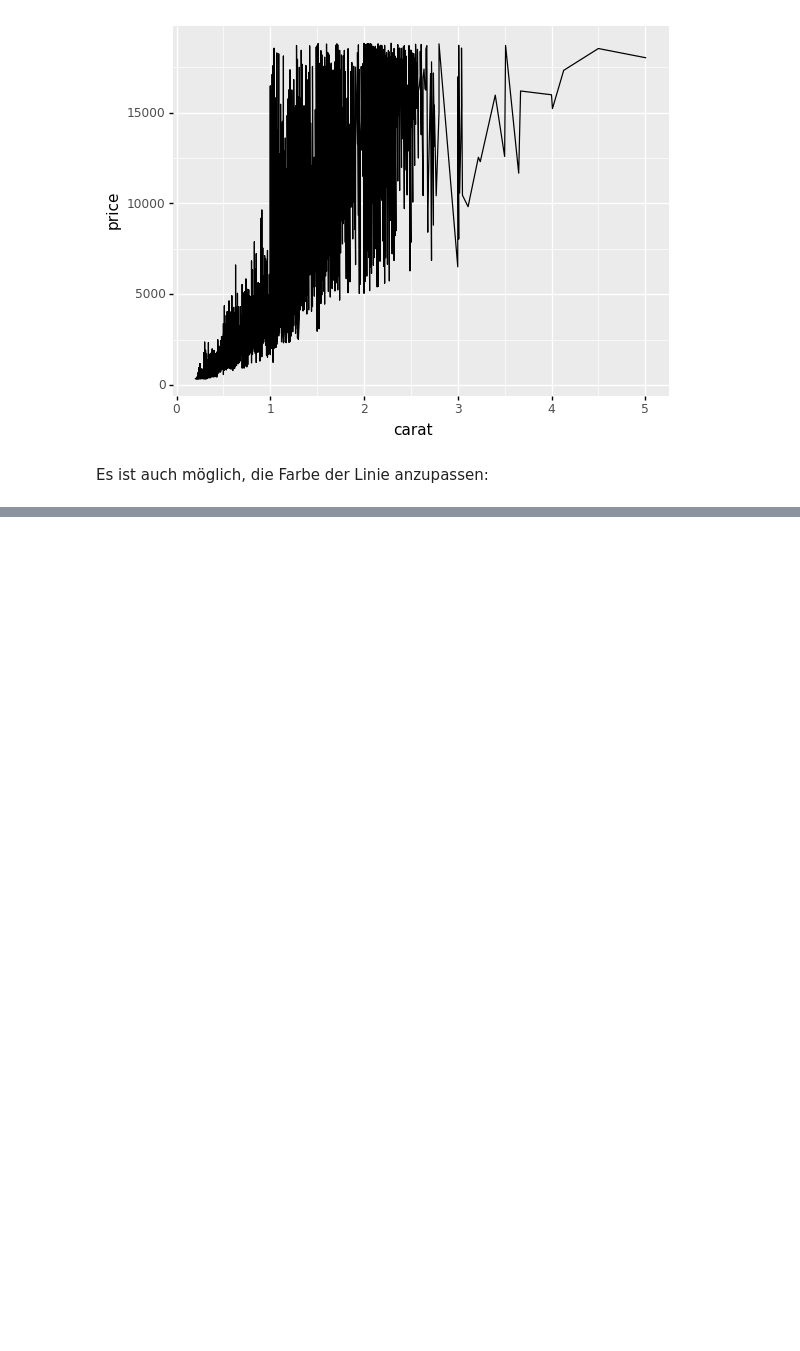
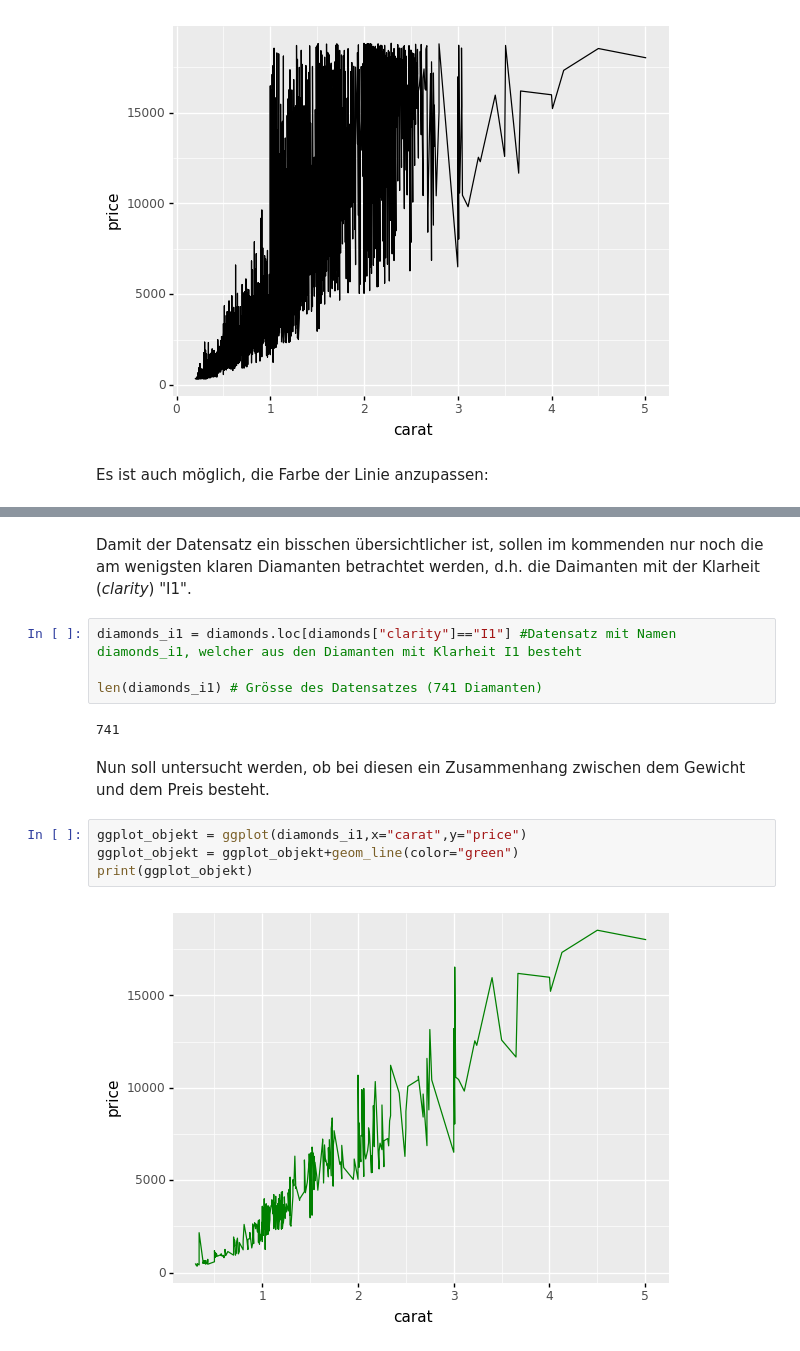
Before and after one commit to andreasstoll/2AM, a Jupyter notebook: ggplot.ipynb, the cells around one changed output, grey strips where cells are left out. Saved outputs shown, nothing was run; the diff lists cells and outputs as text; blank space fills up the shorter version.

```diff
--- a/ggplot.ipynb
+++ b/ggplot.ipynb
@@ -91,0 +92,16 @@ print(ggplot_objekt_mit_aes ) #Gibt die grafische Darstellung aus
+# %% [markdown]
+Damit der Datensatz ein bisschen übersichtlicher ist, sollen im kommenden nur noch die am wenigsten klaren Diamanten betrachtet werden, d.h. die Daimanten mit der Klarheit (*clarity*) "I1".
+# %%
+diamonds_i1 = diamonds.loc[diamonds["clarity"]=="I1"] #Datensatz mit Namen diamonds_i1, welcher aus den Diamanten mit Klarheit I1 besteht
+
+len(diamonds_i1) # Grösse des Datensatzes (741 Diamanten)
+# %% [output]
+741
+# %% [markdown]
+Nun soll untersucht werden, ob bei diesen ein Zusammenhang zwischen dem Gewicht und dem Preis besteht.
+# %%
+ggplot_objekt = ggplot(diamonds_i1,x="carat",y="price")
+ggplot_objekt = ggplot_objekt+geom_line(color="green")
+print(ggplot_objekt)
+# %% [output]
+[figure, added]
```
Also changed, not shown: parts of 11 cells of this notebook, 2 other files.
